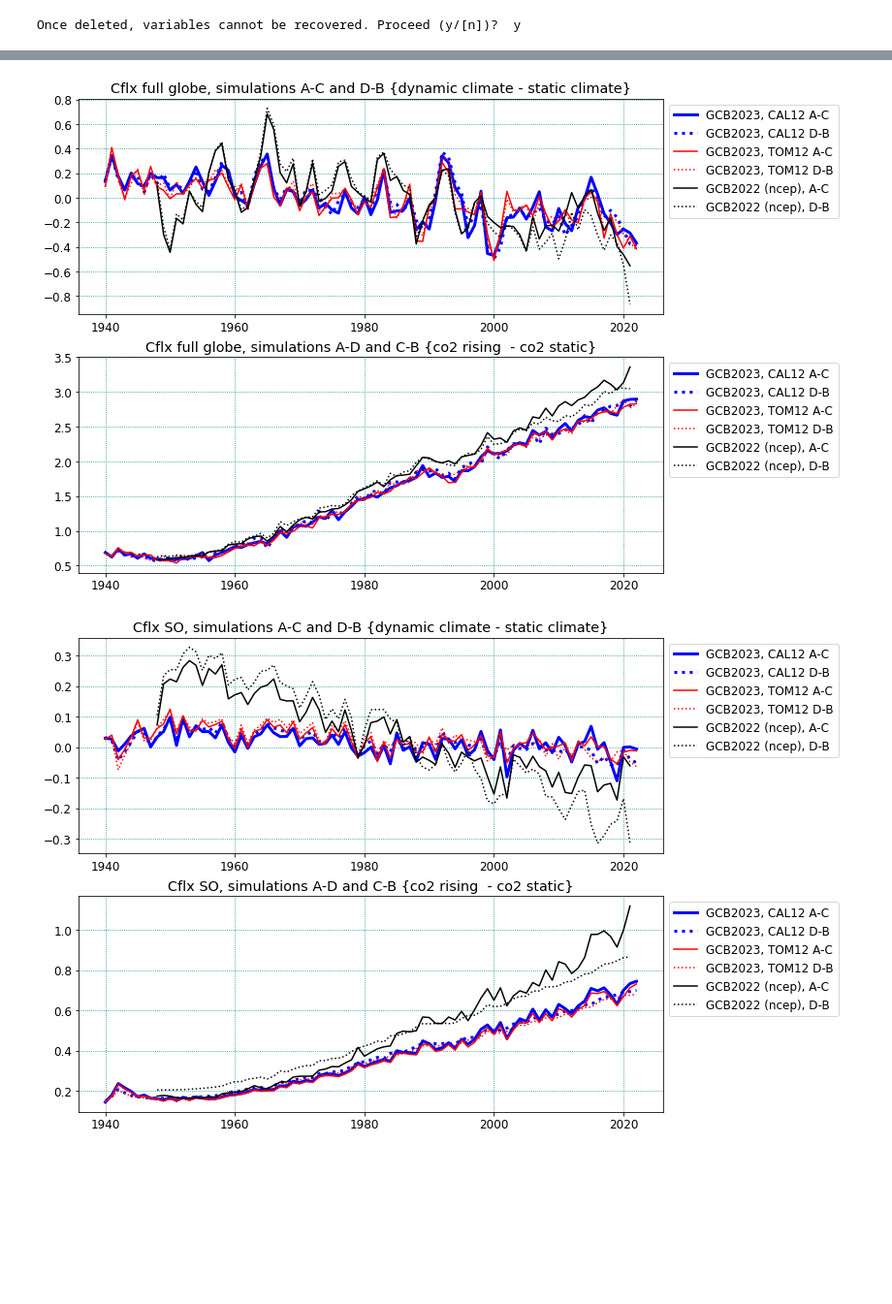
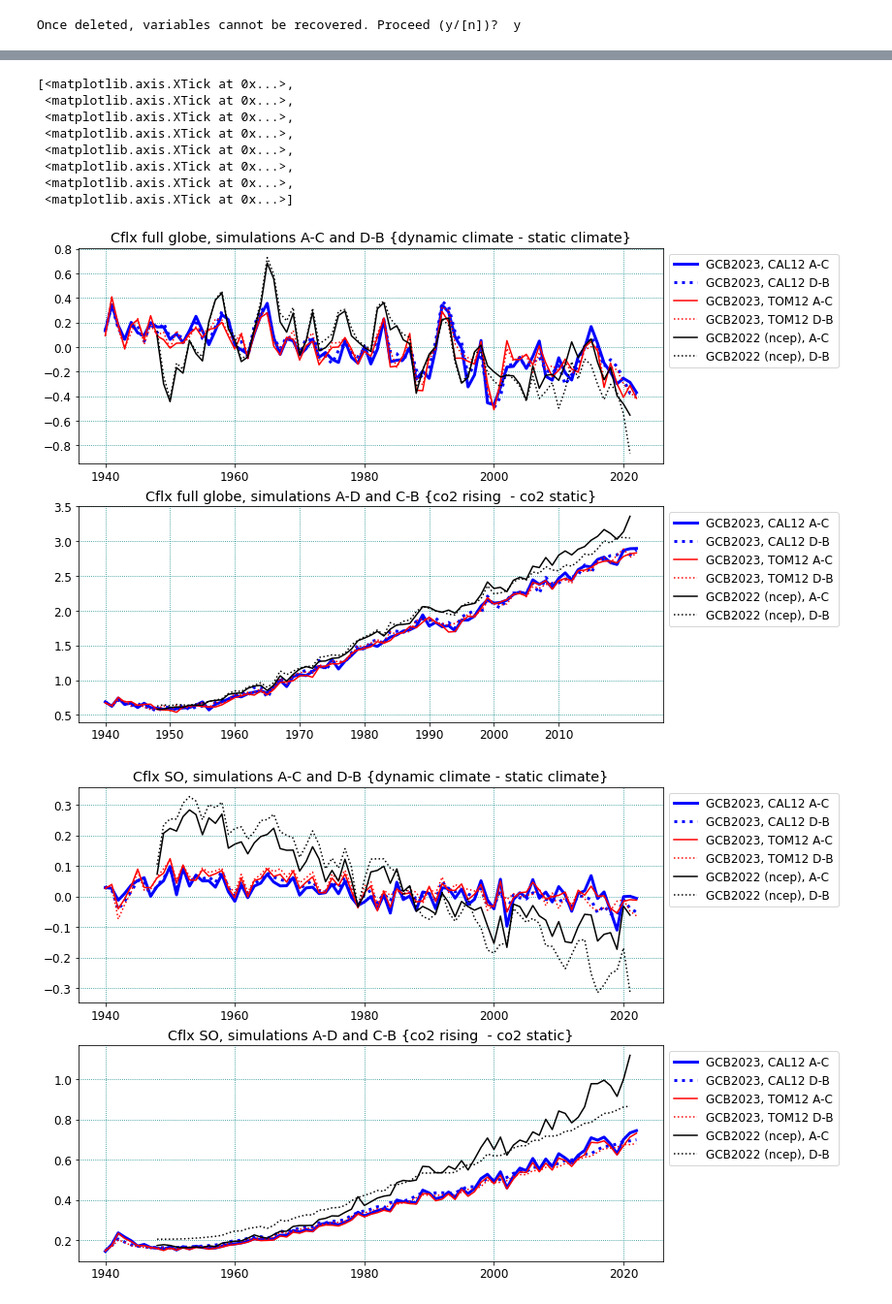
Before and after one commit to tjarnikova/GCB2023, a Jupyter notebook: notebooks/visualiseModelFlux.ipynb, the cells around one changed output, grey strips where cells are left out. Shown at 97% size. Drawn from its saved outputs; the diff is of its cells as text; code cells hidden in the pictures; blank space fills up the shorter version.

Commit message:
visualise model flux

```diff
--- a/notebooks/visualiseModelFlux.ipynb
+++ b/notebooks/visualiseModelFlux.ipynb
@@ -160,34 +161,44 @@ axs[0].set_title(tit1)
 ######
 tmod = 'TOM12_TJ_GEA1'; tmod2 = 'TOM12_TJ_GED1'
 year, toplot, toplot2 = get_plot(tmod, tmod2)
 axs[1].plot(year, toplot-toplot2, color = 'b', linestyle = '-', linewidth = 3, label = 'GCB2023, CAL12 A-C')
 tmod = 'TOM12_TJ_GEC1'; tmod2 = 'TOM12_TJ_GEB1'
 year, toplot, toplot2 = get_plot(tmod, tmod2)
 axs[1].plot(year, toplot-toplot2, color = 'b', linestyle = ':', linewidth = 3, label = 'GCB2023, CAL12 D-B')
 
 
 tmod = 'TOM12_TJ_GEA0'; tmod2 = 'TOM12_TJ_GED0'
 year, toplot, toplot2 = get_plot(tmod, tmod2)
 axs[1].plot(year, toplot-toplot2, color = 'r', linestyle = '-', label = 'GCB2023, TOM12 A-C')
 tmod = 'TOM12_TJ_GEC0'; tmod2 = 'TOM12_TJ_GEB0'
 year, toplot, toplot2 = get_plot(tmod, tmod2)
 axs[1].plot(year, toplot-toplot2, color = 'r', linestyle = ':', label = 'GCB2023, TOM12 D-B')
 
 
 tmod = 'TOM12_TJ_CGA1'; tmod2 = 'TOM12_TJ_CGD1'
 year, toplot, toplot2 = get_plot(tmod, tmod2)
 axs[1].plot(year, toplot-toplot2, color = 'k', linestyle = '-', label = 'GCB2022 (ncep), A-C')
 tmod = 'TOM12_TJ_CGC1'; tmod2 = 'TOM12_TJ_CGB1'
 year, toplot, toplot2 = get_plot(tmod, tmod2)
 axs[1].plot(year, toplot-toplot2, color = 'k', linestyle = ':', label = 'GCB2022 (ncep), D-B')
 axs[1].legend(bbox_to_anchor = [1,1])
 tit1 = 'Cflx full globe, simulations A-D and C-B {co2 rising  - co2 static}'
 axs[1].set_title(tit1)
 
+
 axs[0].grid(linestyle = ':', color = 'teal')
 axs[1].grid(linestyle = ':', color = 'teal')
+axs[1].set_xticks(np.arange(1940,2020,10))
 # %% [output]
+[<matplotlib.axis.XTick at 0x...>,
+ <matplotlib.axis.XTick at 0x...>,
+ <matplotlib.axis.XTick at 0x...>,
+ <matplotlib.axis.XTick at 0x...>,
+ <matplotlib.axis.XTick at 0x...>,
+ <matplotlib.axis.XTick at 0x...>,
+ <matplotlib.axis.XTick at 0x...>,
+ <matplotlib.axis.XTick at 0x...>]
-[figure, old version]
+[figure, new version]
 # %%
 def get_plot_so(tmod, tmod2):
     #could have problems if years are different lengths
```
Also changed, not shown: parts of 7 cells of this notebook.
